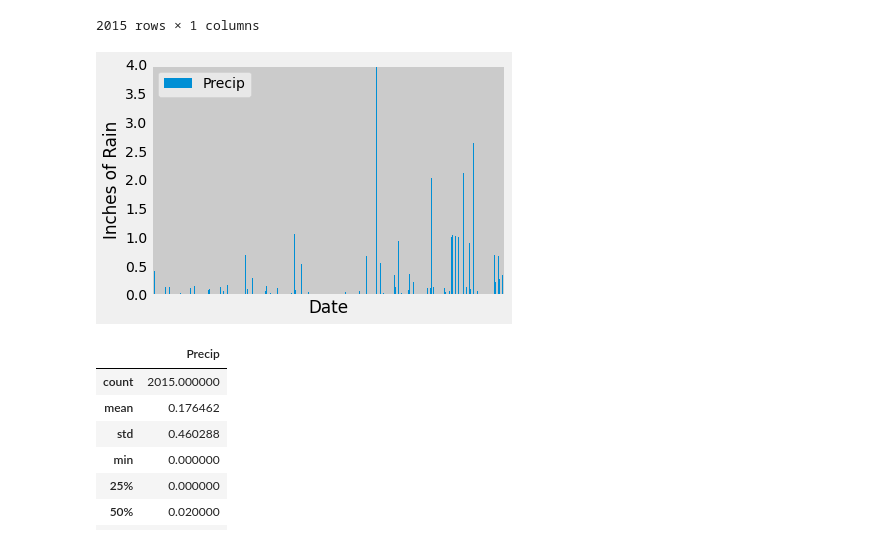
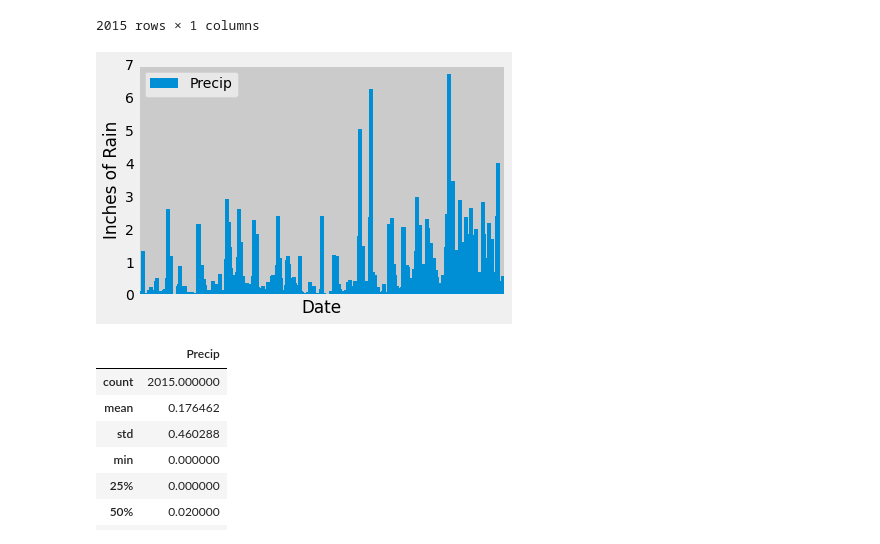
Before and after one commit to byoung11644/SQLAlchemy_Example, a Jupyter notebook: climate_analysis.ipynb, the cells around one changed output. Saved outputs shown, nothing was run; the diff lists cells and outputs as text; code cells hidden in the pictures.

```diff
--- a/climate_analysis.ipynb
+++ b/climate_analysis.ipynb
@@ -143,17 +143,17 @@ precip_df.dropna()
 2015 rows × 1 columns
 # %%
 # Use Pandas Plotting with Matplotlib to plot the data
-ax = precip_df.plot.bar()
+ax = precip_df.plot.bar(width=25)
 
 plt.tick_params(axis='x', bottom=False, labelbottom=False)
 
 plt.xlabel("Date")
 plt.ylabel("Inches of Rain")
-plt.ylim(0, 4)
+plt.ylim(0, 7)
 plt.tight_layout()
 plt.show()
 # %% [output]
-[figure, old version]
+[figure, new version]
 # %%
 # Use Pandas to calcualte the summary statistics for the precipitation data
 
```
Also changed, not shown: parts of 3 cells of this notebook.
